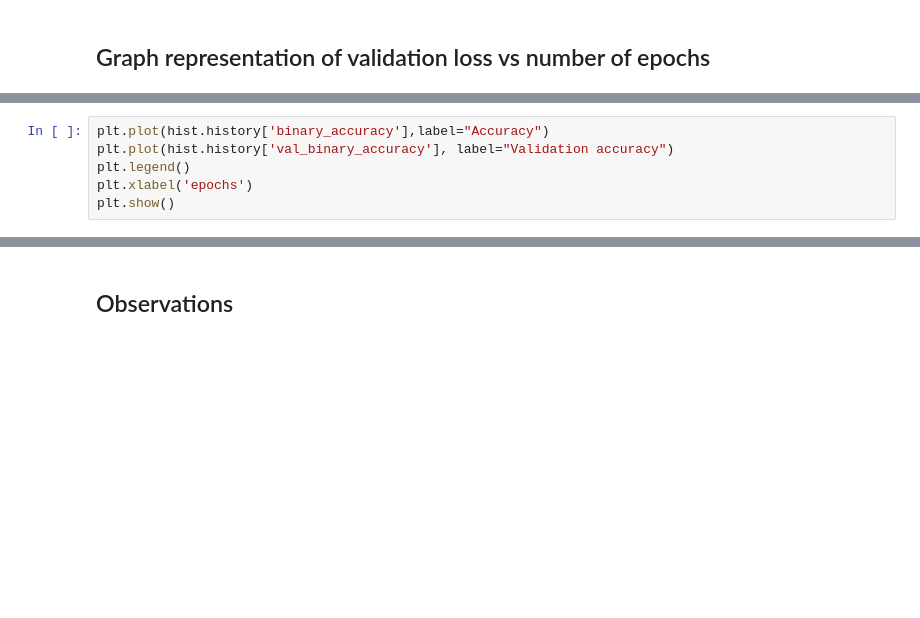
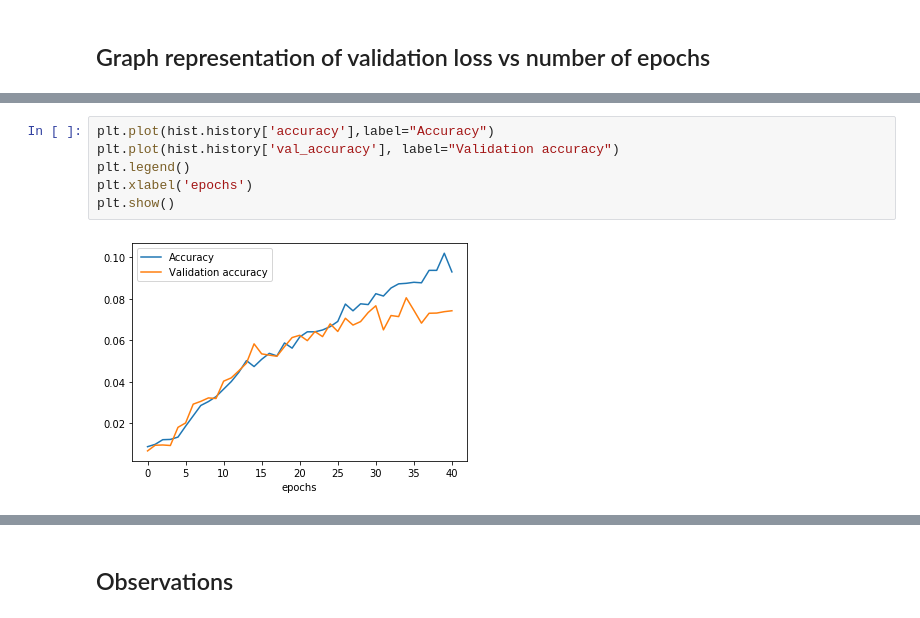
Before and after one commit to mic9410/dog-breeds-classification, a Jupyter notebook: Projekt końcowy.ipynb, the cells around one changed output, grey strips where cells are left out. Saved outputs shown, nothing was run; the diff lists cells and outputs as text; blank space fills up the shorter version.

```diff
--- a/Projekt końcowy.ipynb
+++ b/Projekt końcowy.ipynb
@@ -253,9 +331,11 @@ plt.show()
 # %%
-plt.plot(hist.history['binary_accuracy'],label="Accuracy")
-plt.plot(hist.history['val_binary_accuracy'], label="Validation accuracy")
+plt.plot(hist.history['accuracy'],label="Accuracy")
+plt.plot(hist.history['val_accuracy'], label="Validation accuracy")
 plt.legend()
 plt.xlabel('epochs')
 plt.show()
+# %% [output]
+[figure, added]
 # %%
 plt.plot(hist.history['loss'],label="traing loss")
 plt.plot(hist.history['val_loss'], label="Validation loss")
```
Also changed, not shown: parts of 14 cells of this notebook.
